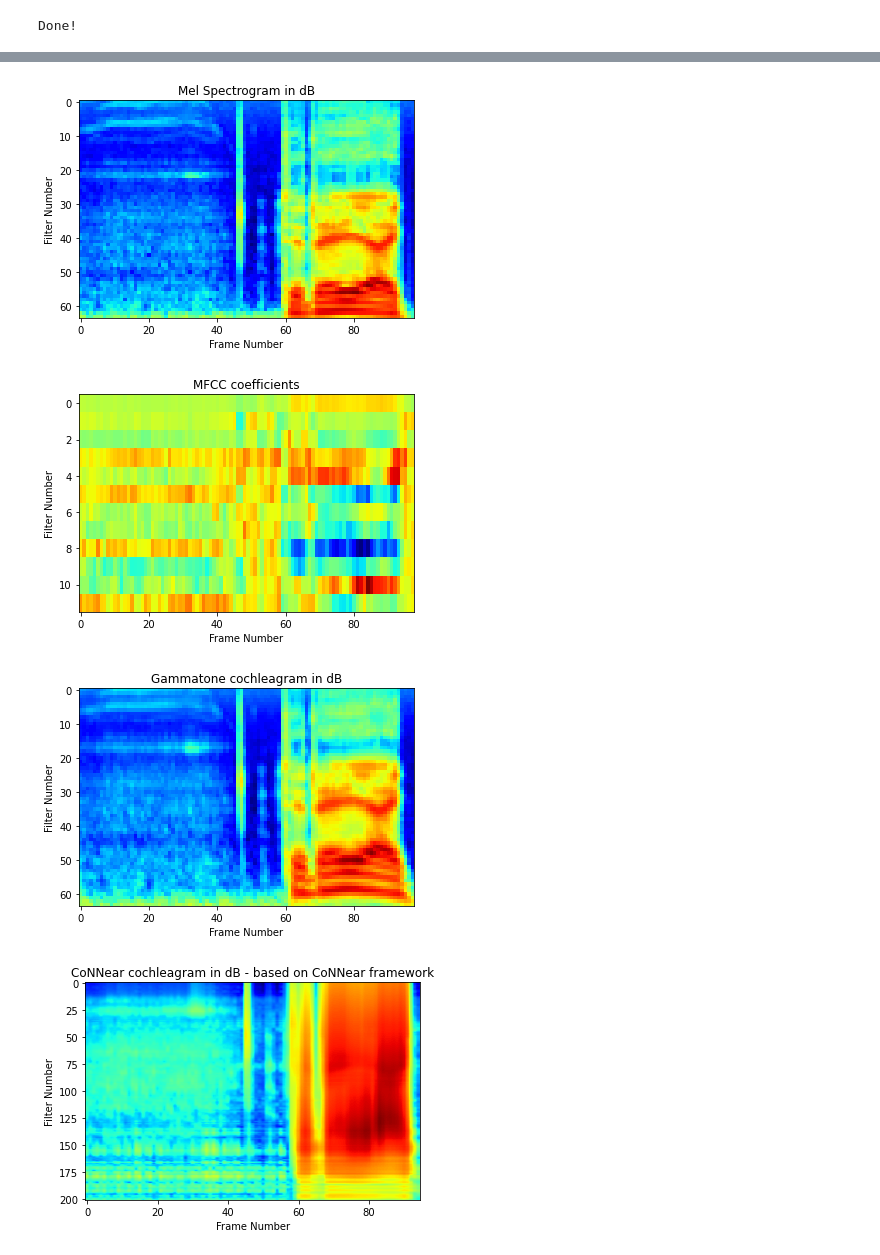
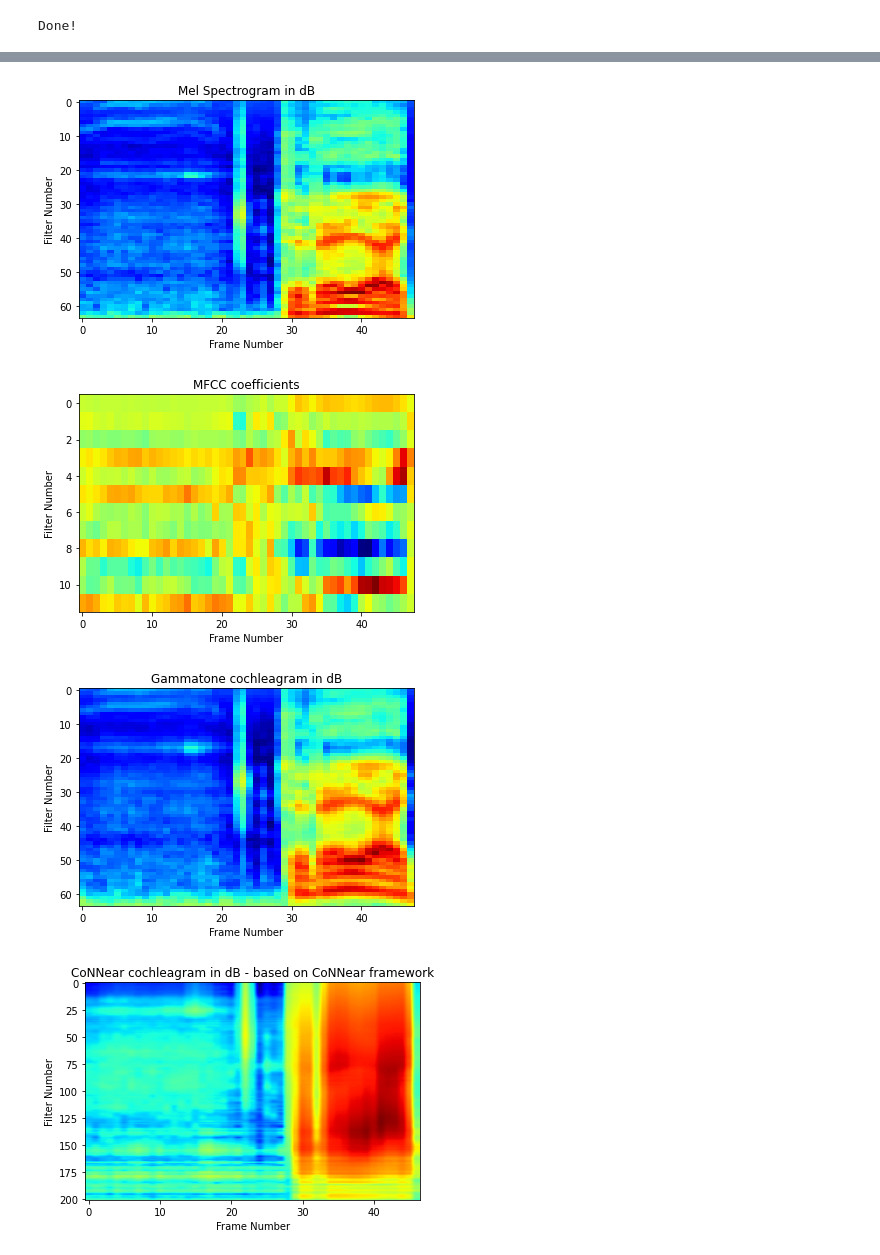
Before and after one commit to cesarz10/Auditory-computation, a Jupyter notebook: AudCompLab1_2022/CompAudLab1_Speech.ipynb, the cells around one changed output, grey strips where cells are left out. Saved outputs shown, nothing was run; the diff lists cells and outputs as text; code cells hidden in the pictures.

```diff
--- a/AudCompLab1_2022/CompAudLab1_Speech.ipynb
+++ b/AudCompLab1_2022/CompAudLab1_Speech.ipynb
@@ -36,8 +36,8 @@ fs, x = sio_wav.read('example.wav')
 # framelength_t=0.04
 # frameshift_t=0.01
 
-framelength_t = 0.025 # framelength in time = 25ms
-frameshift_t = 0.01 # frameshift in time = 10ms
+framelength_t = 0.05 # framelength in time = 25ms
+frameshift_t = 0.02 # frameshift in time = 10ms
 
 #cut some part out of it
 sample_duration = 1 #needs to be in seconds
@@ -148,4 +148,4 @@ Resampling signal to 20000.0 Hz
-[figure, old version]
+[figure, new version]
-[figure, old version]
+[figure, new version]
-[figure, old version]
+[figure, new version]
-[figure, old version]
+[figure, new version]
```
Also changed, not shown: parts of 3 cells of this notebook, 1 other file.
